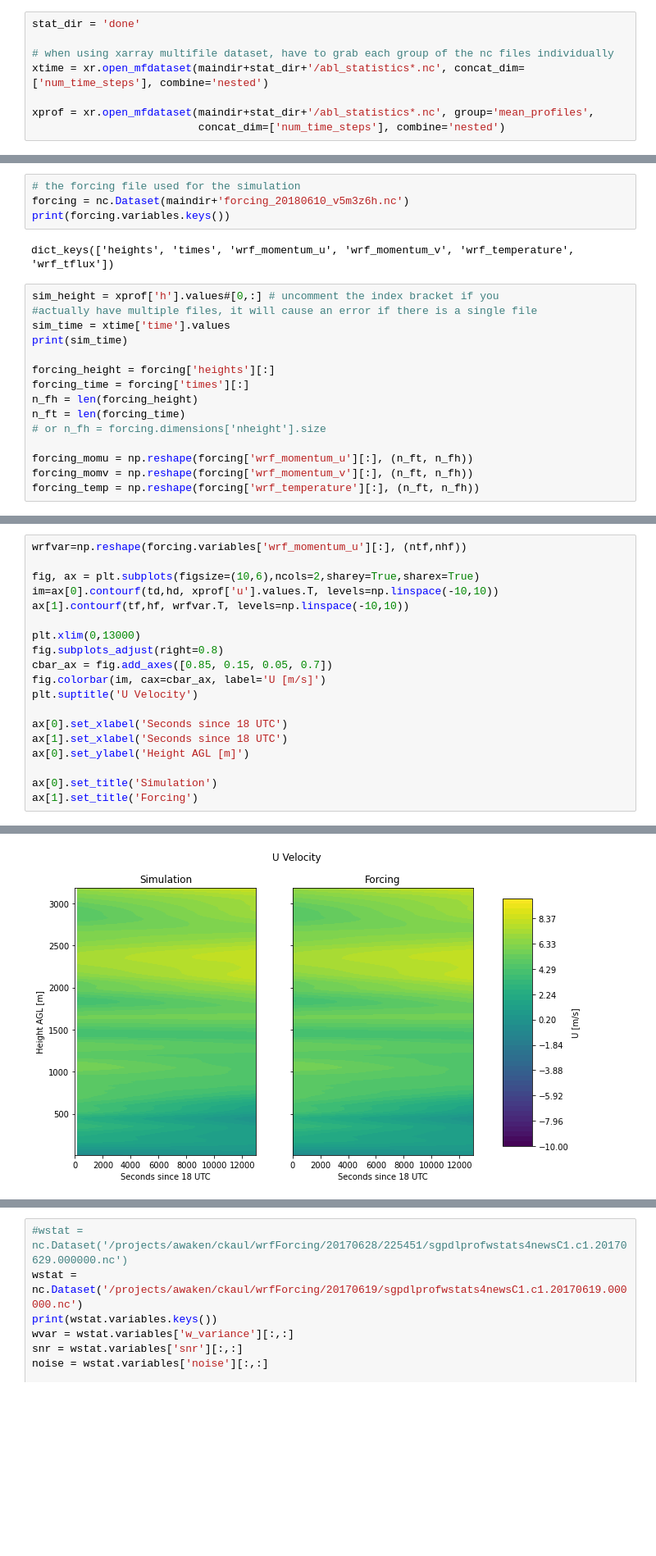
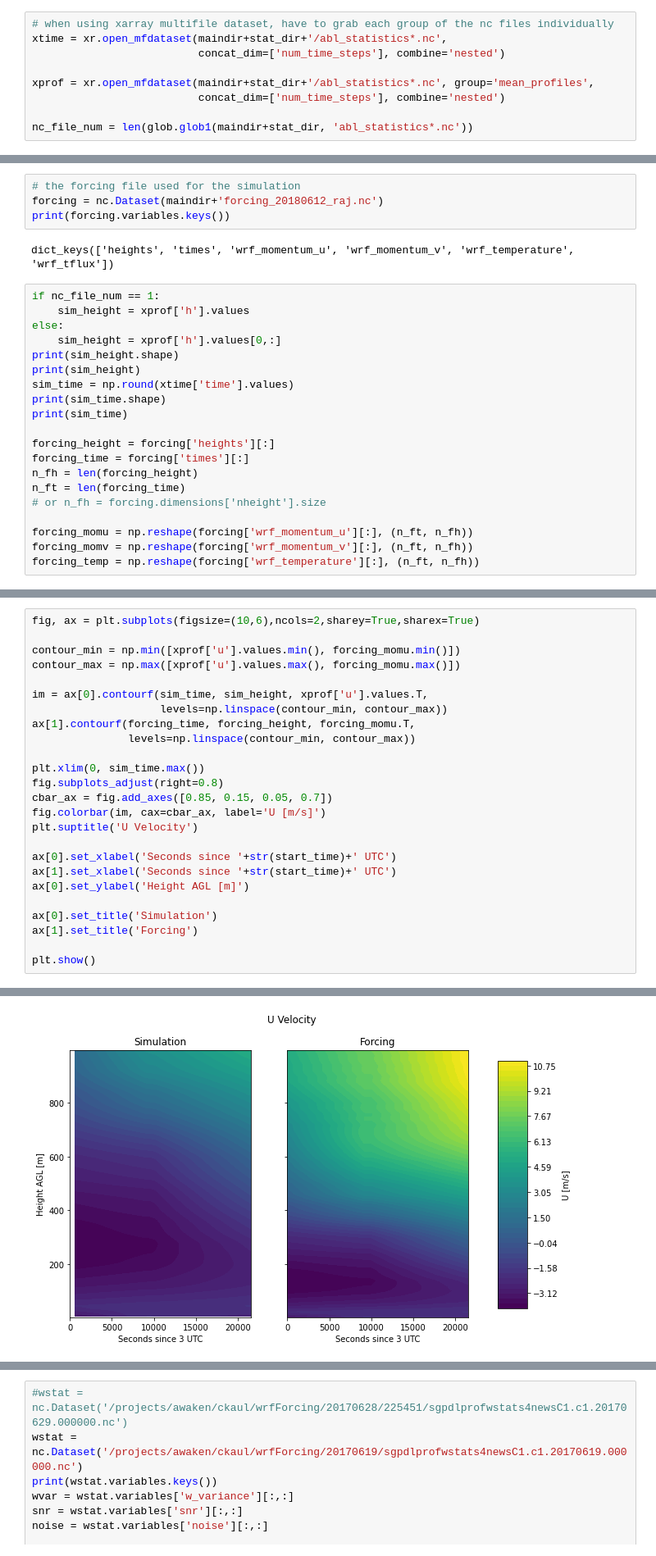
Before and after one commit to joejoeyjoseph/awaken-code, a Jupyter notebook: eagle/02_plot_amrwind.ipynb, the cells around one changed output, grey strips where cells are left out. Shown: that part at 82% size. Cells and saved outputs as stored; diff of their text form; blank space fills up the shorter version.

Commit message:
update amrw plots

```diff
--- a/eagle/02_plot_amrwind.ipynb
+++ b/eagle/02_plot_amrwind.ipynb
@@ -8,8 +15,9 @@ maindir = '/projects/awaken/j3lee/run_amrw/stable/20180610-5m/'
 # %%
-stat_dir = 'done'
-
 # when using xarray multifile dataset, have to grab each group of the nc files individually
-xtime = xr.open_mfdataset(maindir+stat_dir+'/abl_statistics*.nc', concat_dim=['num_time_steps'], combine='nested')
+xtime = xr.open_mfdataset(maindir+stat_dir+'/abl_statistics*.nc',
+                          concat_dim=['num_time_steps'], combine='nested')
 
 xprof = xr.open_mfdataset(maindir+stat_dir+'/abl_statistics*.nc', group='mean_profiles',
                           concat_dim=['num_time_steps'], combine='nested')
+
+nc_file_num = len(glob.glob1(maindir+stat_dir, 'abl_statistics*.nc'))
@@ -36,13 +24,18 @@ Data variables: (12/26)
 # %%
 # the forcing file used for the simulation
-forcing = nc.Dataset(maindir+'forcing_20180610_v5m3z6h.nc')
+forcing = nc.Dataset(maindir+'forcing_20180612_raj.nc')
 print(forcing.variables.keys())
 # %% [output]
 dict_keys(['heights', 'times', 'wrf_momentum_u', 'wrf_momentum_v', 'wrf_temperature', 'wrf_tflux'])
 # %%
-sim_height = xprof['h'].values#[0,:] # uncomment the index bracket if you
-#actually have multiple files, it will cause an error if there is a single file
-sim_time = xtime['time'].values
+if nc_file_num == 1:
+    sim_height = xprof['h'].values
+else:
+    sim_height = xprof['h'].values[0,:]
+print(sim_height.shape)
+print(sim_height)
+sim_time = np.round(xtime['time'].values)
+print(sim_time.shape)
 print(sim_time)
 
 forcing_height = forcing['heights'][:]
@@ -115,20 +108,26 @@ Text(0.5, 1.0, 'Forcing')
 # %%
-wrfvar=np.reshape(forcing.variables['wrf_momentum_u'][:], (ntf,nhf))
+fig, ax = plt.subplots(figsize=(10,6),ncols=2,sharey=True,sharex=True)
 
-fig, ax = plt.subplots(figsize=(10,6),ncols=2,sharey=True,sharex=True)
-im=ax[0].contourf(td,hd, xprof['u'].values.T, levels=np.linspace(-10,10))
-ax[1].contourf(tf,hf, wrfvar.T, levels=np.linspace(-10,10))
+contour_min = np.min([xprof['u'].values.min(), forcing_momu.min()])
+contour_max = np.max([xprof['u'].values.max(), forcing_momu.max()])
 
-plt.xlim(0,13000)
+im = ax[0].contourf(sim_time, sim_height, xprof['u'].values.T,
+                    levels=np.linspace(contour_min, contour_max))
+ax[1].contourf(forcing_time, forcing_height, forcing_momu.T,
+               levels=np.linspace(contour_min, contour_max))
+
+plt.xlim(0, sim_time.max())
 fig.subplots_adjust(right=0.8)
 cbar_ax = fig.add_axes([0.85, 0.15, 0.05, 0.7])
 fig.colorbar(im, cax=cbar_ax, label='U [m/s]')
 plt.suptitle('U Velocity')
 
-ax[0].set_xlabel('Seconds since 18 UTC')
-ax[1].set_xlabel('Seconds since 18 UTC')
+ax[0].set_xlabel('Seconds since '+str(start_time)+' UTC')
+ax[1].set_xlabel('Seconds since '+str(start_time)+' UTC')
 ax[0].set_ylabel('Height AGL [m]')
 
 ax[0].set_title('Simulation')
 ax[1].set_title('Forcing')
+
+plt.show()
 # %% [output]
@@ -136,2 +134,2 @@ Text(0.5, 1.0, 'Forcing')
-[figure, old version]
+[figure, new version]
 # %%
```
Also changed, not shown: parts of 9 cells of this notebook.
